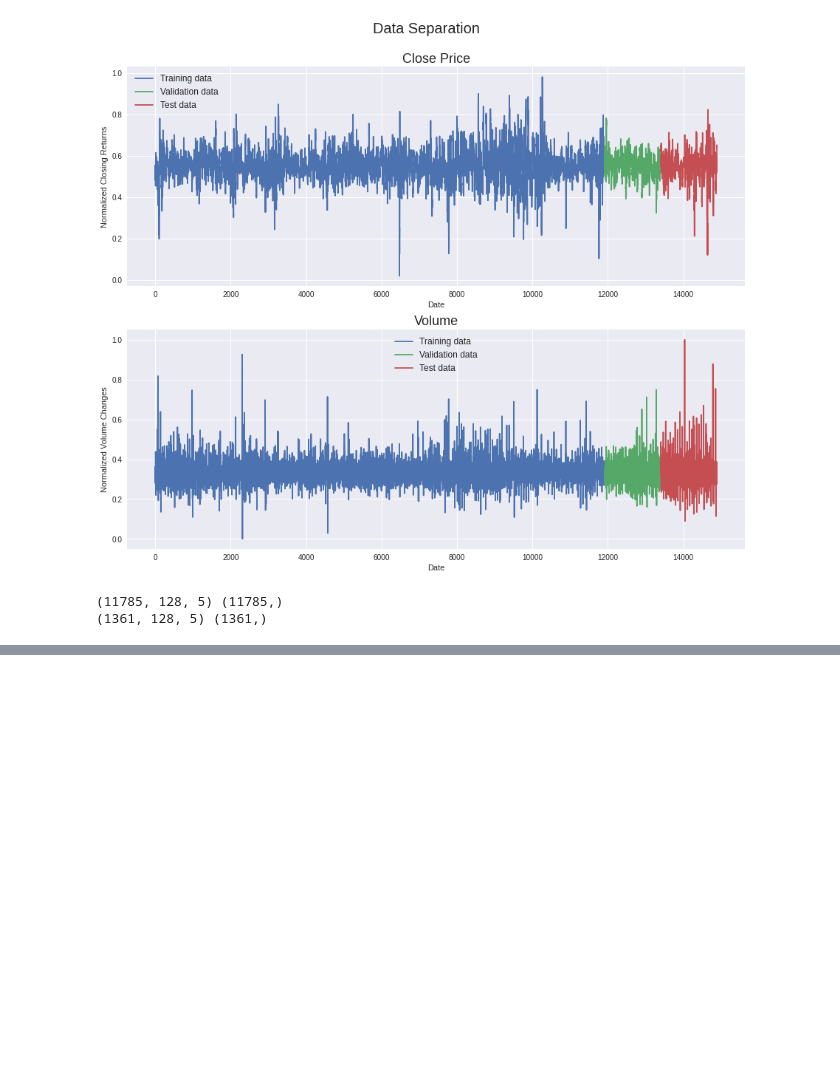
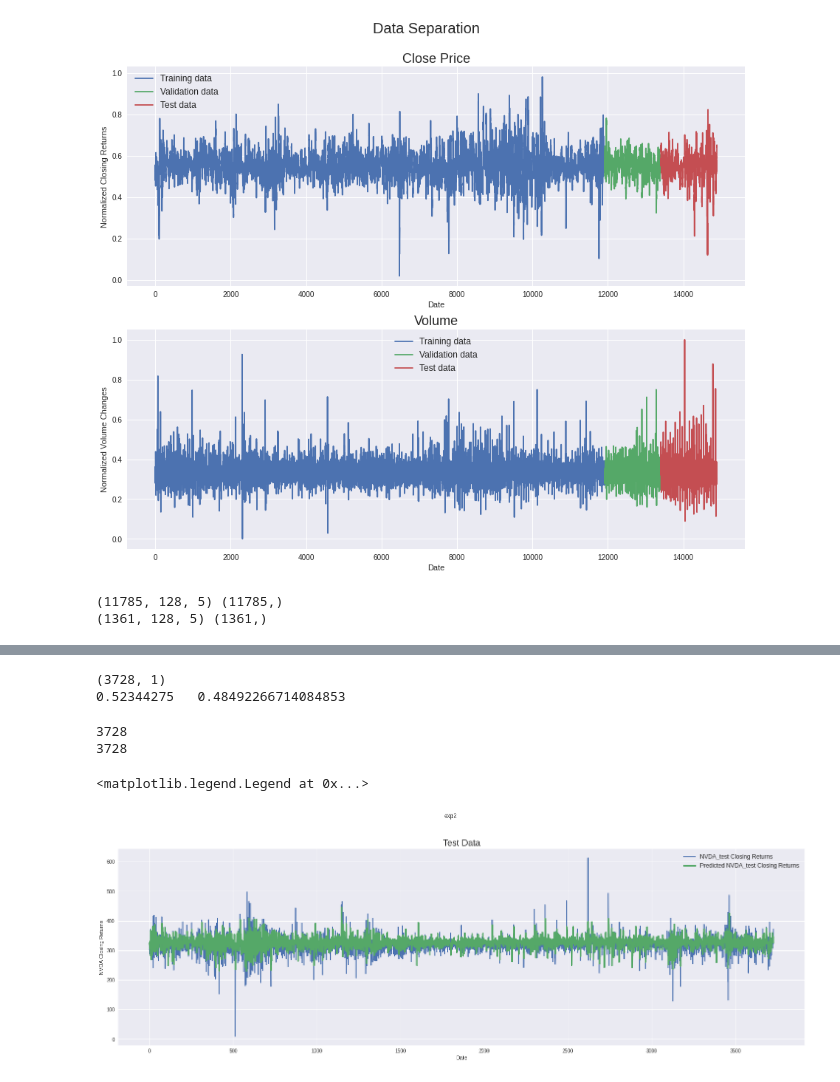
Before and after one commit to plerte/coursework1, a Jupyter notebook: transformers.ipynb, the cells around one changed output, grey strips where cells are left out. Saved outputs shown, nothing was run; the diff lists cells and outputs as text; code cells hidden in the pictures; blank space fills up the shorter version.

```diff
--- a/transformers.ipynb
+++ b/transformers.ipynb
@@ -662,0 +747,30 @@ ax41.legend(loc="best", fontsize=12)
+# %%
+test_pred3 = model.predict(X_test3)
+# print(model.predict(X_test2))
+o4 = model.predict(X_test3)*(t_max3-t_min3)+t_min3
+# print(o2)
+o5 = y_test3*(t_max3-t_min3)+t_min3
+print(test_pred3.shape)
+print(test_pred3[0][0],' ',y_test3[0])
+# %% [output]
+(3728, 1)
+0.52344275   0.48492266714084853
+# %%
+fig = plt.figure(figsize=(25,25))
+print(len(test_pred3))
+print(len(y_test3))
+st = fig.suptitle("exp2", fontsize=12)
+st.set_y(0.92)
+ax41 = fig.add_subplot(311)
+ax41.plot(o5, label='NVDA_test Closing Returns')
+# np.arange(seq_len, test_pred2.shape[0]+seq_len),
+ax41.plot( o4, linewidth=3, label='Predicted NVDA_test Closing Returns')
+ax41.set_title("Test Data", fontsize=18)
+ax41.set_xlabel('Date')
+ax41.set_ylabel('NVDA Closing Returns')
+ax41.legend(loc="best", fontsize=12)
+# %% [output]
+3728
+3728
+<matplotlib.legend.Legend at 0x...>
+[figure, added]
```
Also changed, not shown: parts of 8 cells of this notebook.
